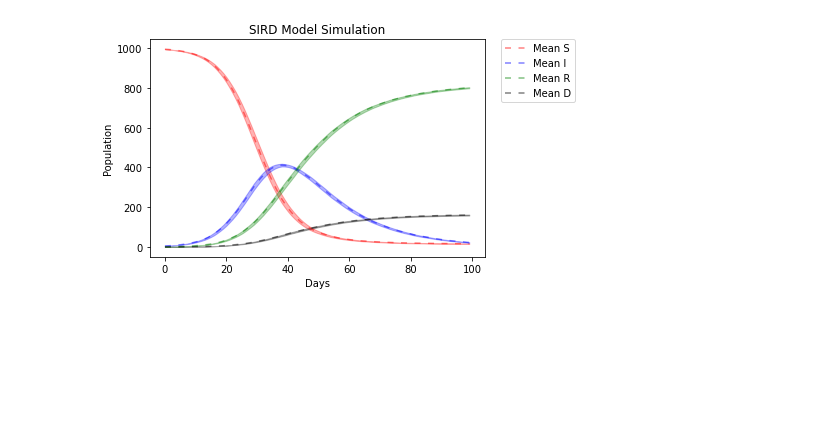
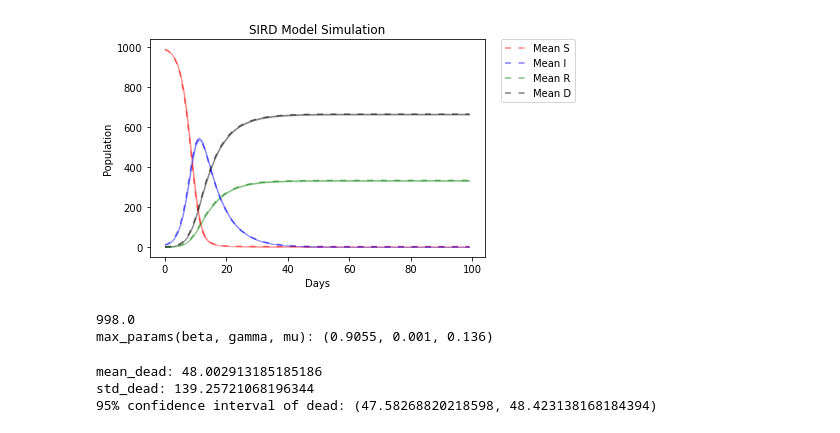
Before and after one commit to jbirkc/Stochastic-Simulation-project-2-Pandemic-, a Jupyter notebook: Part1/SIRD.ipynb, the cells around one changed output. Drawn from its saved outputs; the diff is of its cells as text; code cells hidden in the pictures; blank space fills up the shorter version.

```diff
--- a/Part1/SIRD.ipynb
+++ b/Part1/SIRD.ipynb
@@ -49,11 +49,11 @@ def simulate_stoc_SIRD_model(beta, gamma, mu, N, I0, R0, num_days):
     return S, I, R, D
 # %%
 # Define the parameters
-beta = 0.25
+beta = 0.8
 gamma = 1/20
-mu = 1/100
+mu = 1/10
 N = 1000
-I0, R0 = 5, 0
+I0, R0 = 10, 0
 num_days = 100
 
 # Simulate SIRS deterministic model
@@ -95,31 +95,103 @@ lower_ci_R = mean_R - 1.96 * std_R / np.sqrt(num_simulations)
 lower_ci_D = mean_D - 1.96 * std_D / np.sqrt(num_simulations)
 
 upper_ci_S = mean_S + 1.96 * std_S / np.sqrt(num_simulations)
 upper_ci_I = mean_I + 1.96 * std_I / np.sqrt(num_simulations)
 upper_ci_R = mean_R + 1.96 * std_R / np.sqrt(num_simulations)
 upper_ci_D = mean_D + 1.96 * std_D / np.sqrt(num_simulations)
 
 #the mean and confidence interval
 plt.plot(mean_S, label='Mean S', color='r', linestyle=(0,(4,5)), alpha=0.5)
 plt.plot(mean_I, label='Mean I', color='b', linestyle=(0,(4,5)), alpha=0.5)
 plt.plot(mean_R, label='Mean R', color='g', linestyle=(0,(4,5)), alpha=0.5)
 plt.plot(mean_D, label='Mean D', color='k', linestyle=(0,(4,5)), alpha=0.5)
 
 plt.fill_between(range(num_days), lower_ci_S, upper_ci_S, color='r', alpha=0.3)
 plt.fill_between(range(num_days), lower_ci_I, upper_ci_I, color='b', alpha=0.3)
 plt.fill_between(range(num_days), lower_ci_R, upper_ci_R, color='g', alpha=0.3)
 plt.fill_between(range(num_days), lower_ci_D, upper_ci_D, color='k', alpha=0.3)
 
 #plt.plot(S_det, label='Det. S', color='r', linestyle='--')
 #plt.plot(I_det, label='Det. I', color='b', linestyle='--')
 #plt.plot(R_det, label='Det. R', color='g', linestyle='--')
 #plt.plot(D_det, label='Det. D', color='k', linestyle='--')
 
 plt.xlabel('Days')
 plt.ylabel('Population')
 plt.title('SIRD Model Simulation')
 #legend beside the plot
 plt.legend(bbox_to_anchor=(1.05, 1), loc='upper left', borderaxespad=0.)
 plt.show()
 # %% [output]
-[figure, old version]
+[figure, new version]
+# %%
+def simulate_stoc_SIRD_model(beta, gamma, mu, N, I0, R0, num_days):
+    S, I, R, D = np.zeros(num_days), np.zeros(num_days), np.zeros(num_days), np.zeros(num_days)
+    S[0] = N - I0 - R0
+    I[0] = I0
+    R[0] = R0
+    D[0] = 0
+
+    for t in range(1,num_days):
+        if I[t-1] < 0:
+            I[t-1] = 0
+        elif R[t-1] < 0:
+            R[t-1] = 0
+        elif S[t-1] < 0:
+            S[t-1] = 0
+
+        new_infections = np.random.binomial(S[t-1], beta * I[t-1] / N)
+        new_recoveries = np.random.binomial(I[t-1], gamma)
+        new_death = np.random.binomial(I[t-1], mu)
+
+        S[t] = S[t-1] - new_infections
+        I[t] = I[t-1] + new_infections - new_recoveries - new_death
+        R[t] = R[t-1] + new_recoveries
+        D[t] = D[t-1] + new_death
+
+    return S, I, R, D
+
+# Parameters
+N = 1000
+I0, R0 = 5, 0
+num_days = 100
+
+# Arrays to store simulation results
+most_dead = []
+index = []
+ran = np.linspace(0.001,1,75)
+# Run simulations
+for i in ran:
+    for j in ran:
+        for k in ran:
+            # Simulate SIR model
+                S, I, R, D = simulate_stoc_SIRD_model(i, k, j, N, I0, R0, num_days)
+            # Store results
+                most_dead.append(D[-1])
+                index.append((i, k, j))
+
+# maximum number of dead
+max_dead = max(most_dead)
+print(max_dead)
+# index of the maximum number of dead
+max_index = most_dead.index(max_dead)
+# the parameters of the maximum number of dead
+max_params = index[max_index]
+print('max_params(beta, gamma, mu):', max_params)
+# %% [output]
+998.0
+max_params(beta, gamma, mu): (0.9055, 0.001, 0.136)
+# %%
+# mean and standard deviation of the most dead
+mean_dead = np.mean(most_dead)
+std_dead = np.std(most_dead)
+print('mean_dead:', mean_dead)
+print('std_dead:', std_dead)
+
+# confidence interval of the most dead
+lower_ci_dead = mean_dead - 1.96 * std_dead / np.sqrt(len(most_dead))
+upper_ci_dead = mean_dead + 1.96 * std_dead / np.sqrt(len(most_dead))
+print('95% confidence interval of dead:', (lower_ci_dead, upper_ci_dead))
+# %% [output]
+mean_dead: 48.002913185185186
+std_dead: 139.25721068196344
+95% confidence interval of dead: (47.58268820218598, 48.423138168184394)
```
Also changed, not shown: parts of 6 cells of this notebook, 3 other files.
